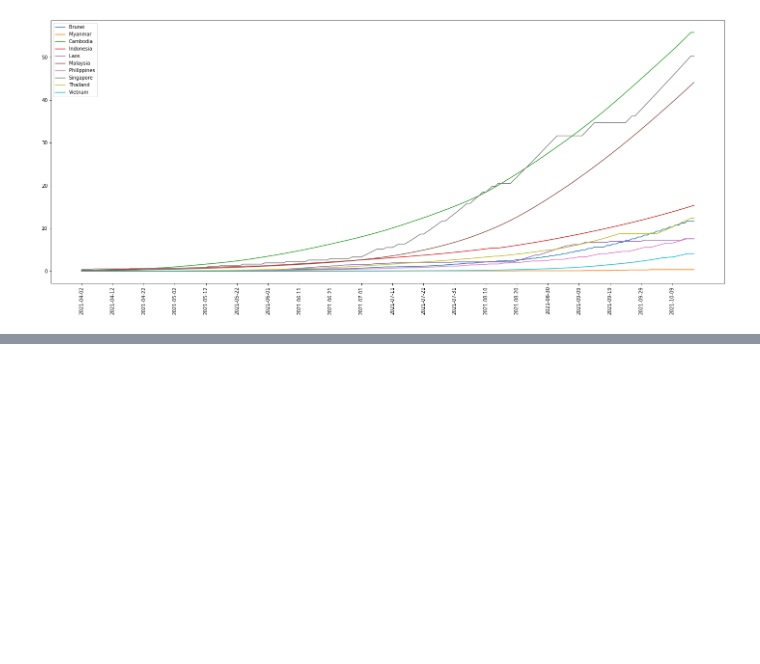
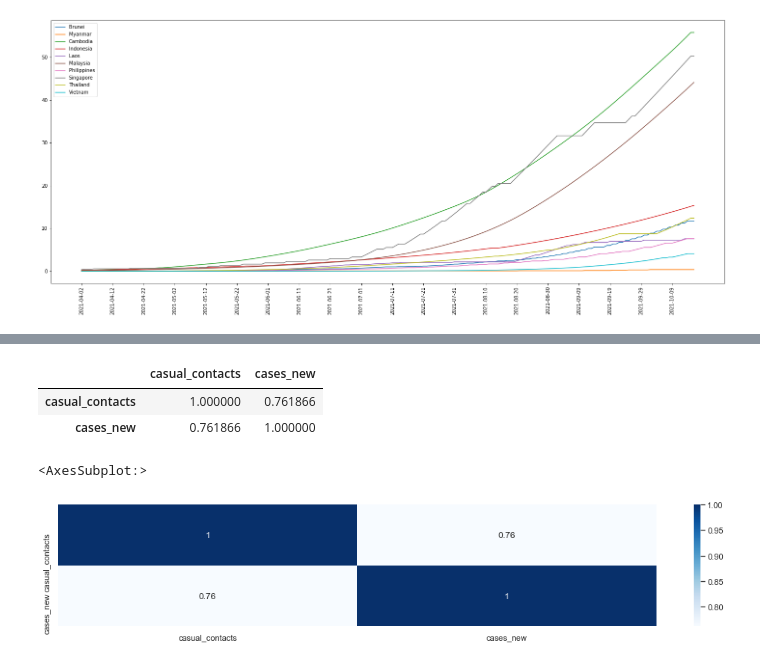
Before and after one commit to sidharrth2002/covid-streamlit-2, a Jupyter notebook: exploration.ipynb, the cells around one changed output, grey strips where cells are left out. Cells and saved outputs as stored; diff of their text form; code cells hidden in the pictures; blank space fills up the shorter version.

```diff
--- a/exploration.ipynb
+++ b/exploration.ipynb
@@ -1780,0 +1798,3 @@ ax.legend()
+# %%
+trace_malaysia = pd.read_csv('./cases/mysejahtera/trace_malaysia.csv')
+trace_malaysia
@@ -1780,0 +1823,2 @@ ax.legend()
+# %%
+trace_malaysia.fillna(0,inplace=True)
@@ -1780,0 +1841,16 @@ ax.legend()
+# %%
+temp_cases_malaysia = cases_malaysia.copy()
+temp_trace_malaysia = trace_malaysia.copy()
+# %%
+merged = temp_cases_malaysia.merge(temp_trace_malaysia, on='date')
+corr = merged[['casual_contacts', 'cases_new']].corr()
+corr
+# %% [output]
+|  | casual_contacts | cases_new |
+| casual_contacts | 1.000000 | 0.761866 |
+| cases_new | 0.761866 | 1.000000 |
+# %%
+sns.heatmap(corr, annot=True,cmap='Blues')
+# %% [output]
+<AxesSubplot:>
+[figure, added]
```
Also changed, not shown: parts of 27 cells of this notebook.
